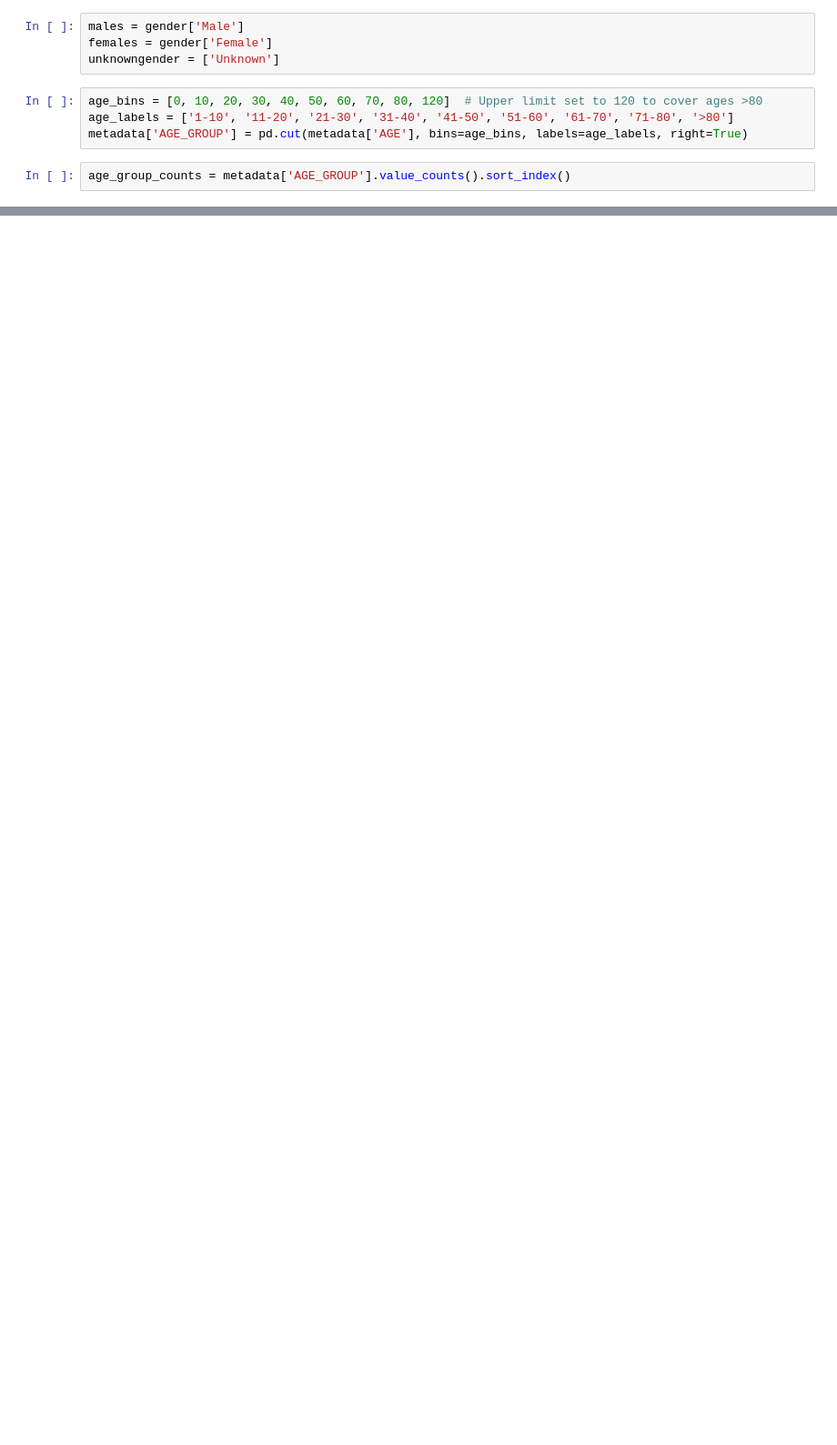
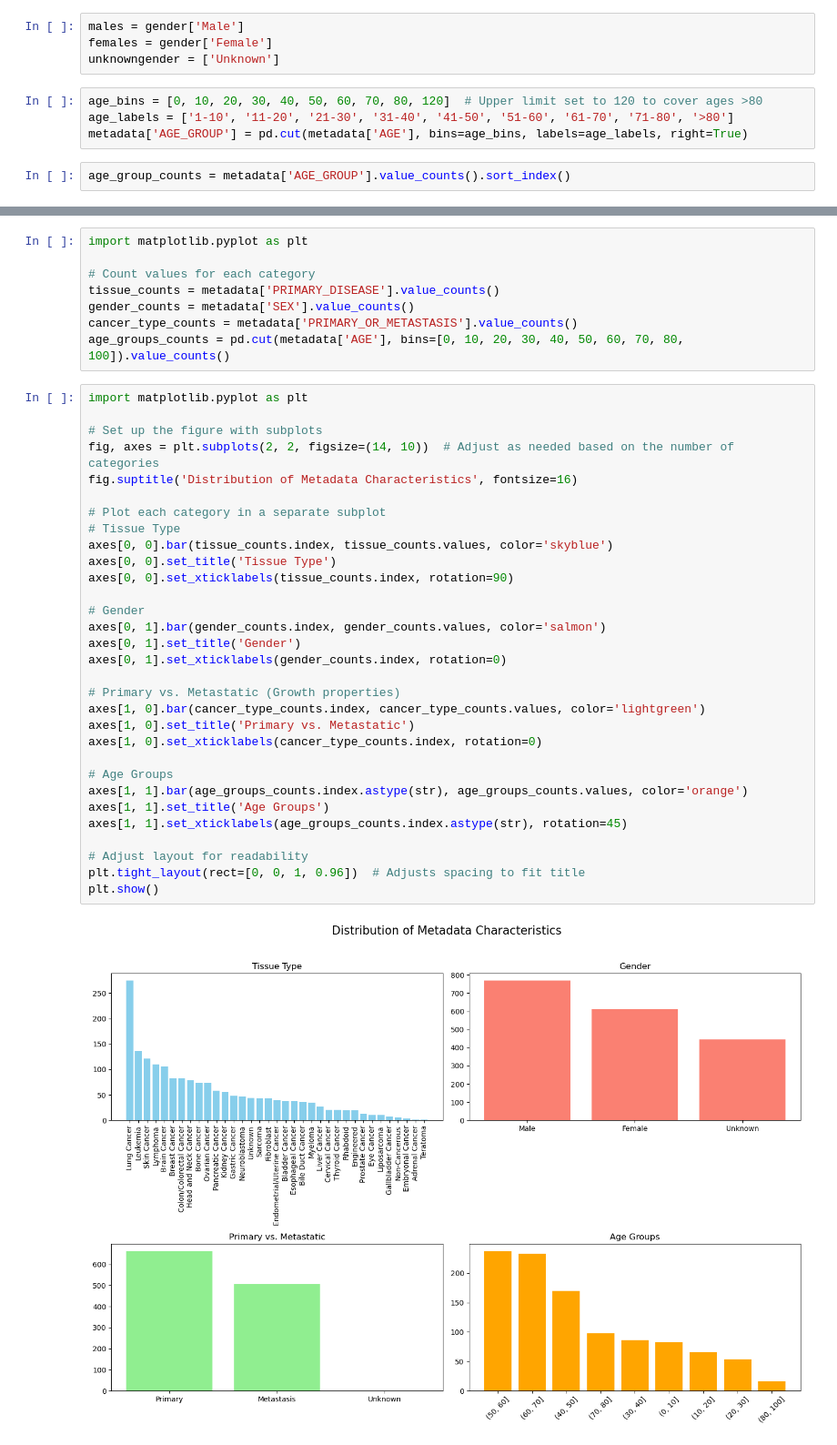
Before and after one commit to DimitraEl/Master-Thesis-2024, a Jupyter notebook: Notebooks/INITIALIZING.ipynb, the cells around one changed output, grey strips where cells are left out. Shown at 91% size. Saved outputs shown, nothing was run; the diff lists cells and outputs as text; blank space fills up the shorter version.

```diff
--- a/Notebooks/INITIALIZING.ipynb
+++ b/Notebooks/INITIALIZING.ipynb
@@ -63,0 +290,41 @@ age_group_counts
+# %%
+import matplotlib.pyplot as plt
+
+# Count values for each category
+tissue_counts = metadata['PRIMARY_DISEASE'].value_counts()
+gender_counts = metadata['SEX'].value_counts()
+cancer_type_counts = metadata['PRIMARY_OR_METASTASIS'].value_counts()
+age_groups_counts = pd.cut(metadata['AGE'], bins=[0, 10, 20, 30, 40, 50, 60, 70, 80, 100]).value_counts()
+# %%
+import matplotlib.pyplot as plt
+
+# Set up the figure with subplots
+fig, axes = plt.subplots(2, 2, figsize=(14, 10))  # Adjust as needed based on the number of categories
+fig.suptitle('Distribution of Metadata Characteristics', fontsize=16)
+
+# Plot each category in a separate subplot
+# Tissue Type
+axes[0, 0].bar(tissue_counts.index, tissue_counts.values, color='skyblue')
+axes[0, 0].set_title('Tissue Type')
+axes[0, 0].set_xticklabels(tissue_counts.index, rotation=90)
+
+# Gender
+axes[0, 1].bar(gender_counts.index, gender_counts.values, color='salmon')
+axes[0, 1].set_title('Gender')
+axes[0, 1].set_xticklabels(gender_counts.index, rotation=0)
+
+# Primary vs. Metastatic (Growth properties)
+axes[1, 0].bar(cancer_type_counts.index, cancer_type_counts.values, color='lightgreen')
+axes[1, 0].set_title('Primary vs. Metastatic')
+axes[1, 0].set_xticklabels(cancer_type_counts.index, rotation=0)
+
+# Age Groups
+axes[1, 1].bar(age_groups_counts.index.astype(str), age_groups_counts.values, color='orange')
+axes[1, 1].set_title('Age Groups')
+axes[1, 1].set_xticklabels(age_groups_counts.index.astype(str), rotation=45)
+
+# Adjust layout for readability
+plt.tight_layout(rect=[0, 0, 1, 0.96])  # Adjusts spacing to fit title
+plt.show()
+# %% [output]
+[figure, added]
```
Also changed, not shown: parts of 65 cells of this notebook.
